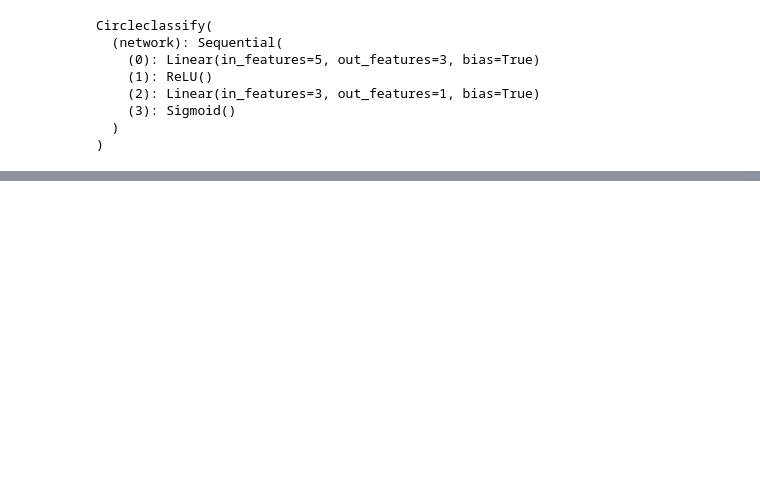
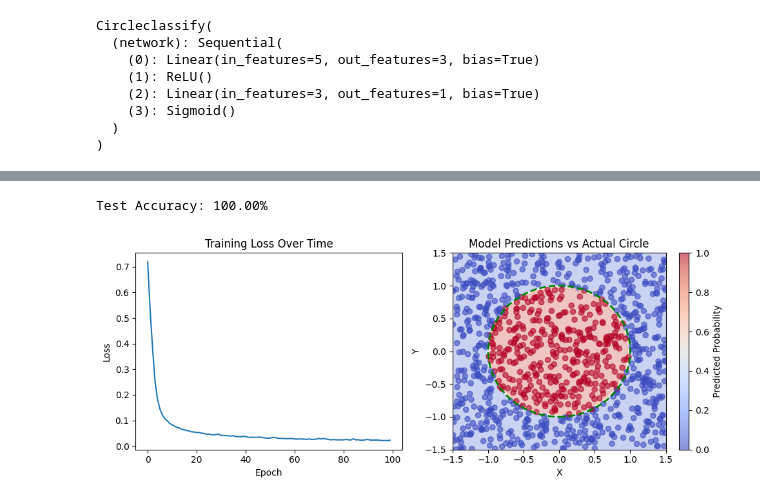
Before and after one commit to Sagnikkroy/Pytorchlearning, a Jupyter notebook: fake_ds_cd.ipynb, the cells around one changed output, grey strips where cells are left out. Cells and saved outputs as stored; diff of their text form; code cells hidden in the pictures; blank space fills up the shorter version.

```diff
--- a/fake_ds_cd.ipynb
+++ b/fake_ds_cd.ipynb
@@ -101,0 +116,5 @@ Circleclassify(
+# %%
+
+criterion = nn.BCELoss()
+optimizer = torch.optim.Adam(model.parameters(), lr=0.01)
+train_losses = []
@@ -101,0 +170,51 @@ Circleclassify(
+# %%
+# Set model to evaluation mode
+model.eval()
+
+correct = 0
+total = 0
+
+with torch.no_grad():  # No need to calculate gradients for evaluation
+    for test_X, test_y in test_loader:
+        predictions = model(test_X)
+        predicted_labels = (predictions.squeeze() > 0.5).float()  # Convert probabilities to 0/1
+
+        correct += (predicted_labels == test_y).sum().item()
+        total += test_y.size(0)
+
+accuracy = 100 * correct / total
+print(f'Test Accuracy: {accuracy:.2f}%')
+# %% [output]
+Test Accuracy: 100.00%
+# %%
+# Plot training loss
+plt.figure(figsize=(10, 4))
+plt.subplot(1, 2, 1)
+plt.plot(train_losses)
+plt.xlabel('Epoch')
+plt.ylabel('Loss')
+plt.title('Training Loss Over Time')
+
+# Plot decision boundary
+plt.subplot(1, 2, 2)
+xx, yy = np.meshgrid(np.linspace(-1.5, 1.5, 100), np.linspace(-1.5, 1.5, 100))
+grid_points = np.c_[xx.ravel(), yy.ravel()]
+grid_tensor = torch.tensor(grid_points, dtype=torch.float32)
+
+model.eval()
+with torch.no_grad():
+    grid_pred = model(grid_tensor).numpy().reshape(xx.shape)
+
+plt.contourf(xx, yy, grid_pred, alpha=0.3, cmap='coolwarm')
+plt.scatter(dataset.X.numpy()[:, 0], dataset.X.numpy()[:, 1],
+            c=dataset.y.numpy(), cmap='coolwarm', alpha=0.6)
+circle = plt.Circle((0, 0), 1, color='green', fill=False, linestyle='--', linewidth=2)
+plt.gca().add_patch(circle)
+plt.title('Model Predictions vs Actual Circle')
+plt.xlabel('X')
+plt.ylabel('Y')
+plt.colorbar(label='Predicted Probability')
+plt.tight_layout()
+plt.show()
+# %% [output]
+[figure, added]
```
Also changed, not shown: parts of 5 cells of this notebook.
